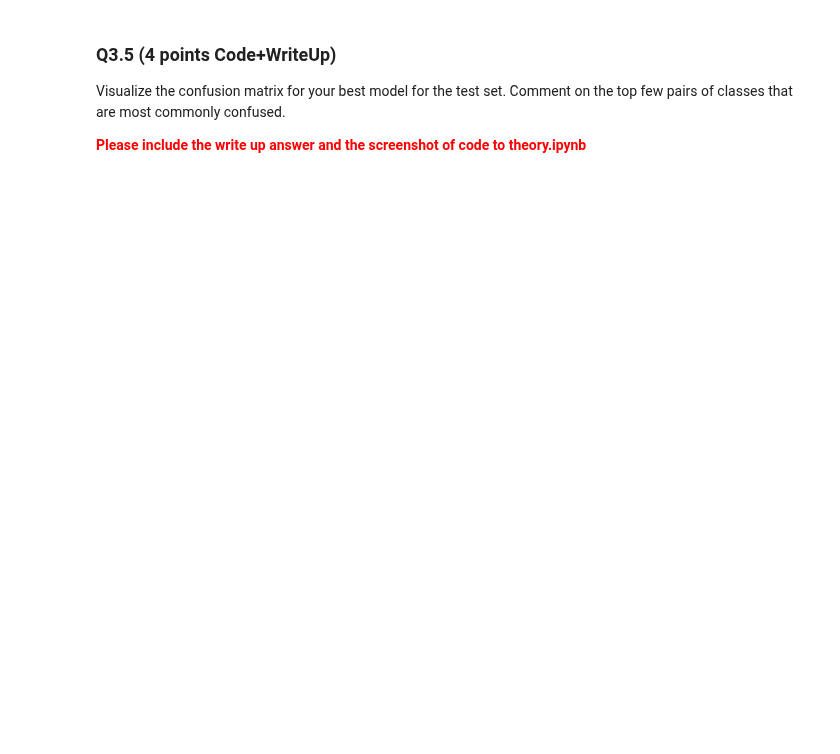
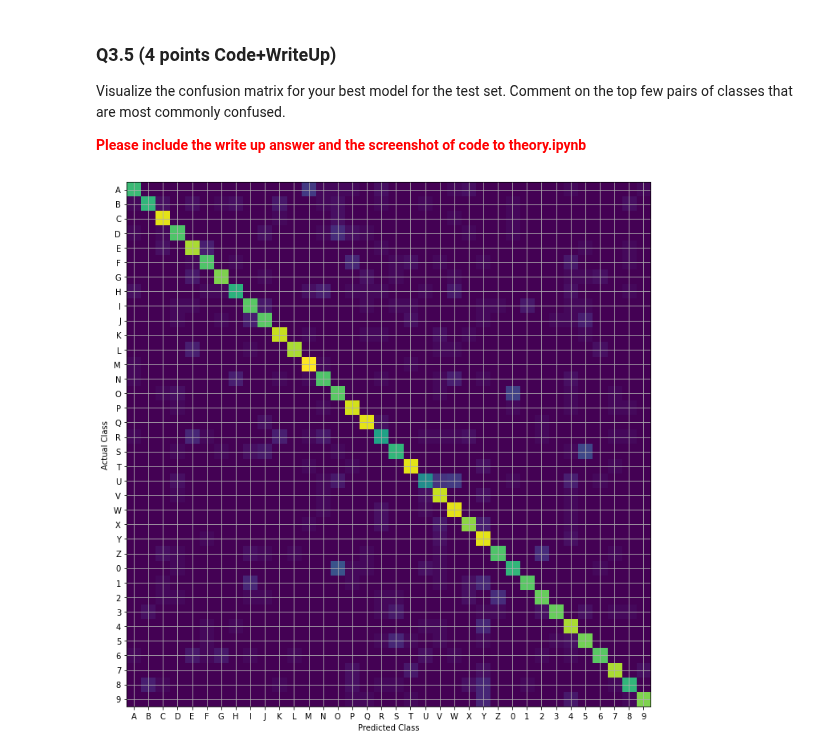
Before and after one commit to FranzEricSchneider/szeliski-algorithms-n-apps, a Jupyter notebook: class/hw3/q3.ipynb, the cells around one changed output. Cells and saved outputs as stored; diff of their text form; code cells hidden in the pictures; blank space fills up the shorter version.

```diff
--- a/class/hw3/q3.ipynb
+++ b/class/hw3/q3.ipynb
@@ -115,12 +318,31 @@ Visualize the confusion matrix for your best model for the test set. Comment on
 <font color="red">**Please include the write up answer and the screenshot of code to theory.ipynb**</font>
 # %%
 import matplotlib.pyplot as plt
-confusion_matrix = np.zeros((train_y.shape[1],train_y.shape[1]))
+confusion_matrix = np.zeros((train_y.shape[1],train_y.shape[1]), dtype=int)
 # YOUR CODE HERE
-raise NotImplementedError()
+
+def best_idx(params, vector):
+    y1 = forward(vector.reshape((1, 32*32)), params, "layer1", sigmoid)
+    probs = forward(y1, params, "output", softmax)
+    return np.argmax(probs)
+
+test_data = scipy.io.loadmat('data/nist36_test.mat')
+test_x, test_y = test_data['test_data'], test_data['test_labels']
+params = pickle.load(open('q3_weights.pickle','rb'))
+
+for x, y in zip(test_x, test_y):
+    guess = best_idx(params, x)
+    actual = np.argmax(y)
+    confusion_matrix[actual, guess] += 1
+
 import string
+figure = plt.figure(figsize=(12, 12))
 plt.imshow(confusion_matrix,interpolation='nearest')
 plt.grid(True)
+plt.ylabel("Actual Class")
+plt.xlabel("Predicted Class")
 plt.xticks(np.arange(36),string.ascii_uppercase[:26] + ''.join([str(_) for _ in range(10)]))
 plt.yticks(np.arange(36),string.ascii_uppercase[:26] + ''.join([str(_) for _ in range(10)]))
-plt.show()
+plt.savefig("confusion_matrix.png")
+# %% [output]
+[figure, added]
```
Also changed, not shown: parts of 5 cells of this notebook, 3 other files.
